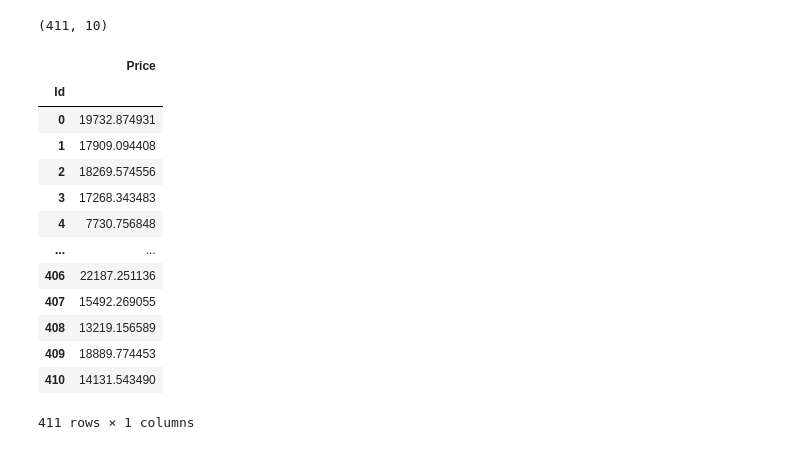
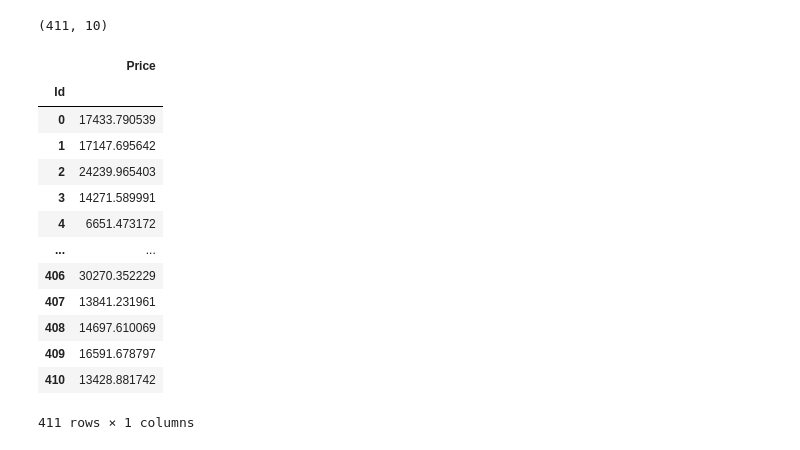
Before and after one commit to MuhammadAhmed3092/Machine-Learning, a Jupyter notebook: cars-price-prediction-using-advanced-regression.ipynb, the cells around one changed output. Cells and saved outputs as stored; diff of their text form; code cells hidden in the pictures.

Commit message:
Kaggle Notebook | Cars Price Prediction Using Advanced Regression | Version 13

```diff
--- a/cars-price-prediction-using-advanced-regression.ipynb
+++ b/cars-price-prediction-using-advanced-regression.ipynb
@@ -192,7 +192,7 @@ Testing Accuracy of Linear Regression 0.5221283578516245
 # %%
 from sklearn.linear_model import Ridge
 
-ridge = Ridge()
+ridge = Ridge(alpha=1.0)
 ridge.fit(X_train,y_train)
 print('Training Accuracy of Ridge Regression : ', ridge.score(X_train,y_train))
 print('Testing Accuracy of Ridge Regression : ', ridge.score(X_train,y_train))
@@ -202,7 +202,7 @@ Testing Accuracy of Ridge Regression :  0.4535260897688358
 # %%
 from sklearn.linear_model import Lasso
 
-lasso = Lasso()
+lasso = Lasso(alpha=1.0)
 lasso.fit(X_train,y_train)
 print('Training Accuracy of Lasso Regression : ', lasso.score(X_train,y_train))
 print('Testing Accuracy of Lasso Regression : ', lasso.score(X_train,y_train))
@@ -340,20 +344,20 @@ ypred_lasso=lasso.predict(tests)
 # %%
-Prediction = pd.DataFrame({"Id" : test["Id"], "Price":ypred_lasso})
+Prediction = pd.DataFrame({"Id" : test["Id"], "Price":ypred_gradient})
 Prediction.set_index("Id")
 # %% [output]
 |  | Price |
 | Id |  |
-| 0 | 19732.874931 |
-| 1 | 17909.094408 |
-| 2 | 18269.574556 |
-| 3 | 17268.343483 |
-| 4 | 7730.756848 |
+| 0 | 17433.790539 |
+| 1 | 17147.695642 |
+| 2 | 24239.965403 |
+| 3 | 14271.589991 |
+| 4 | 6651.473172 |
 | ... | ... |
-| 406 | 22187.251136 |
-| 407 | 15492.269055 |
-| 408 | 13219.156589 |
-| 409 | 18889.774453 |
-| 410 | 14131.543490 |
+| 406 | 30270.352229 |
+| 407 | 13841.231961 |
+| 408 | 14697.610069 |
+| 409 | 16591.678797 |
+| 410 | 13428.881742 |
 411 rows × 1 columns
 # %%
 Prediction.to_csv('submission.csv', index = False)
```
Also changed, not shown: parts of 9 cells of this notebook.
